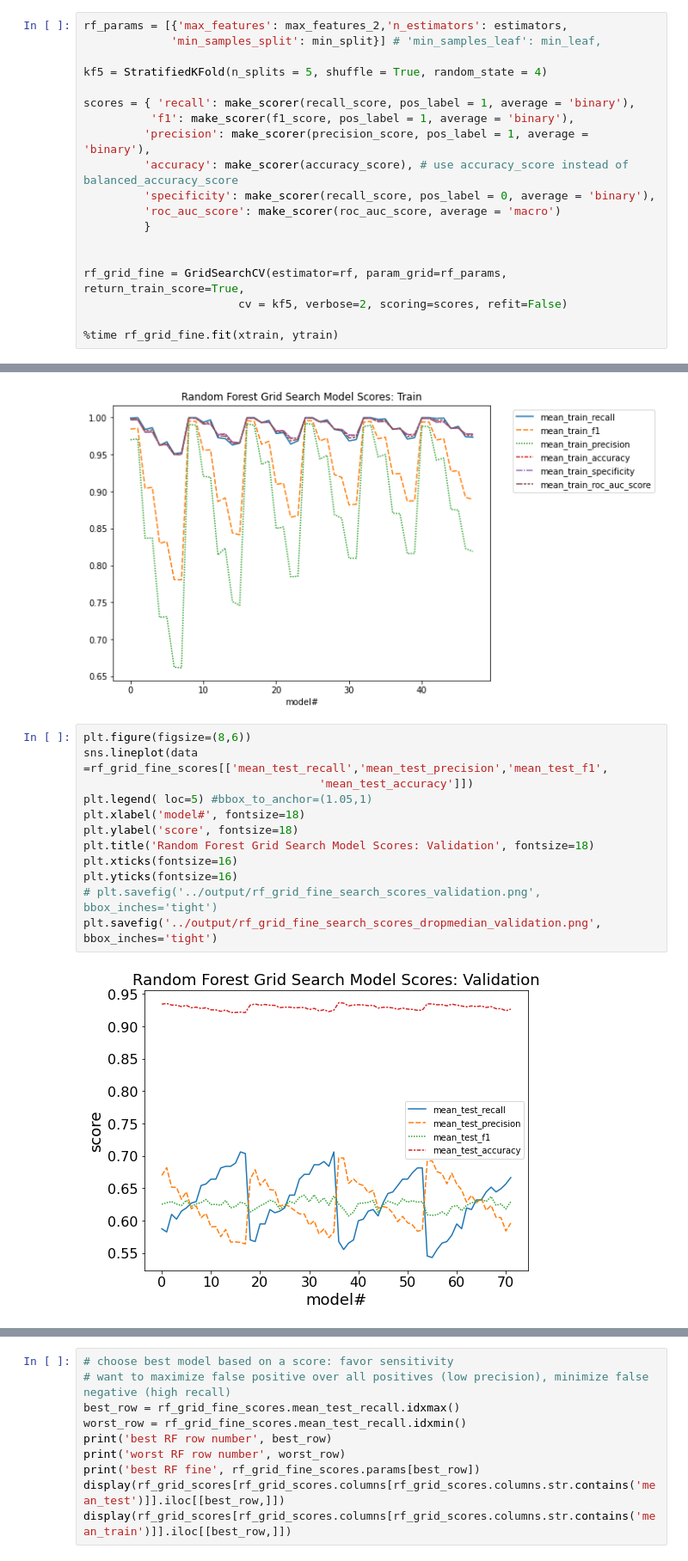
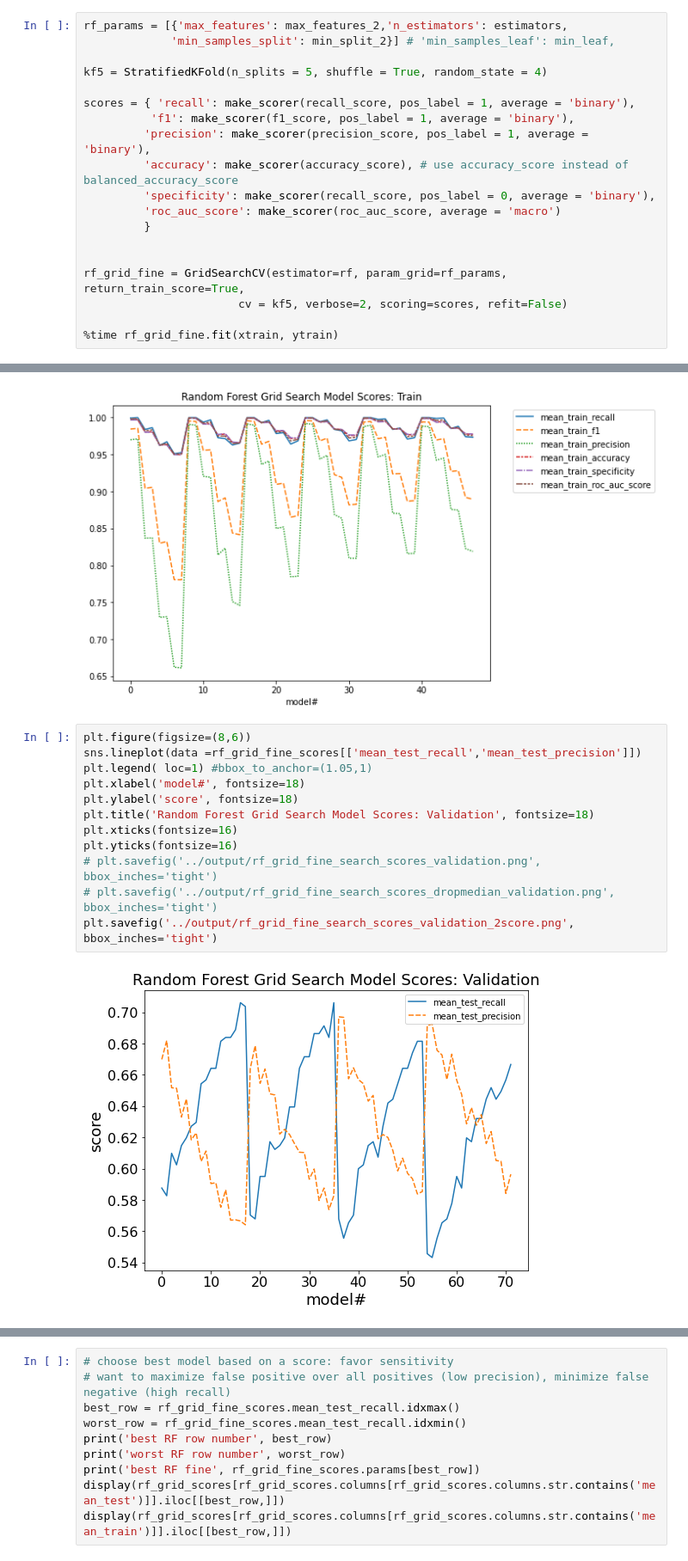
Before and after one commit to microwolf/capstone_healthcare_fraud, a Jupyter notebook: contributors/lu/scripts/Models.ipynb, the cells around one changed output, grey strips where cells are left out. Shown at 86% size. Drawn from its saved outputs; the diff is of its cells as text.

Commit message:
model score comparison plot in EDA6-OP

```diff
--- a/contributors/lu/scripts/Models.ipynb
+++ b/contributors/lu/scripts/Models.ipynb
@@ -676,7 +681,7 @@ max_features [1 2 3 4]
 min_split [16 17 18 19 20 21 22 23 24]
 # %%
 rf_params = [{'max_features': max_features_2,'n_estimators': estimators,
-             'min_samples_split': min_split}] # 'min_samples_leaf': min_leaf,
+             'min_samples_split': min_split_2}] # 'min_samples_leaf': min_leaf,
 
 kf5 = StratifiedKFold(n_splits = 5, shuffle = True, random_state = 4)
 
@@ -819,17 +824,17 @@ plt.title('Random Forest Grid Search Model Scores: Train')
 [figure]
 # %%
 plt.figure(figsize=(8,6))
-sns.lineplot(data =rf_grid_fine_scores[['mean_test_recall','mean_test_precision','mean_test_f1',
-                                   'mean_test_accuracy']])
-plt.legend( loc=5) #bbox_to_anchor=(1.05,1)
+sns.lineplot(data =rf_grid_fine_scores[['mean_test_recall','mean_test_precision']])
+plt.legend( loc=1) #bbox_to_anchor=(1.05,1)
 plt.xlabel('model#', fontsize=18)
 plt.ylabel('score', fontsize=18)
 plt.title('Random Forest Grid Search Model Scores: Validation', fontsize=18)
 plt.xticks(fontsize=16)
 plt.yticks(fontsize=16)
 # plt.savefig('../output/rf_grid_fine_search_scores_validation.png', bbox_inches='tight')
-plt.savefig('../output/rf_grid_fine_search_scores_dropmedian_validation.png', bbox_inches='tight')
+# plt.savefig('../output/rf_grid_fine_search_scores_dropmedian_validation.png', bbox_inches='tight')
+plt.savefig('../output/rf_grid_fine_search_scores_validation_2score.png', bbox_inches='tight')
 # %% [output]
-[figure, old version]
+[figure, new version]
 # %%
 plt.figure(figsize=(8,6))
```
Also changed, not shown: parts of 9 cells of this notebook.
